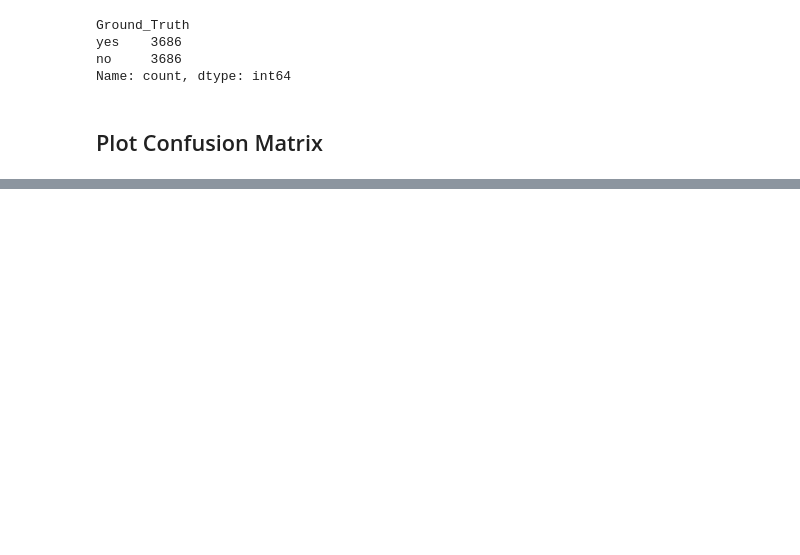
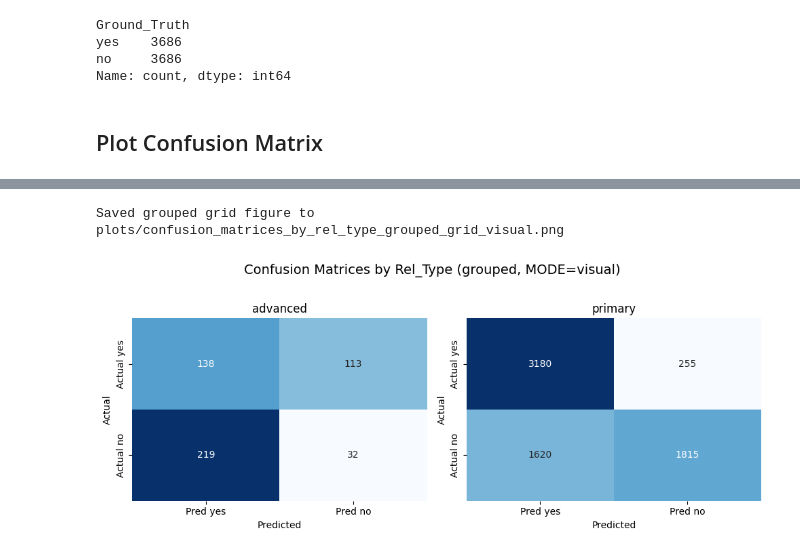
Before and after one commit to sarah-verr/DeepLearningProject, a Jupyter notebook: plotting.ipynb, the cells around one changed output, grey strips where cells are left out. Saved outputs shown, nothing was run; the diff lists cells and outputs as text; code cells hidden in the pictures; blank space fills up the shorter version.

Commit message:
add confusion matrix results grouped by relationship type

```diff
--- a/plotting.ipynb
+++ b/plotting.ipynb
@@ -234,0 +321,5 @@ Confusion matrix saved to plots/confusion_matrix_visual.png
+# %%
+plot_confusion_matrices_by_rel_type_grid(f"./model_calls_log_with_{mode}.csv", rel_col="Rel_Group")
+# %% [output]
+Saved grouped grid figure to plots/confusion_matrices_by_rel_type_grouped_grid_visual.png
+[figure, added]
```
Also changed, not shown: parts of 11 cells of this notebook, 2 other files.
